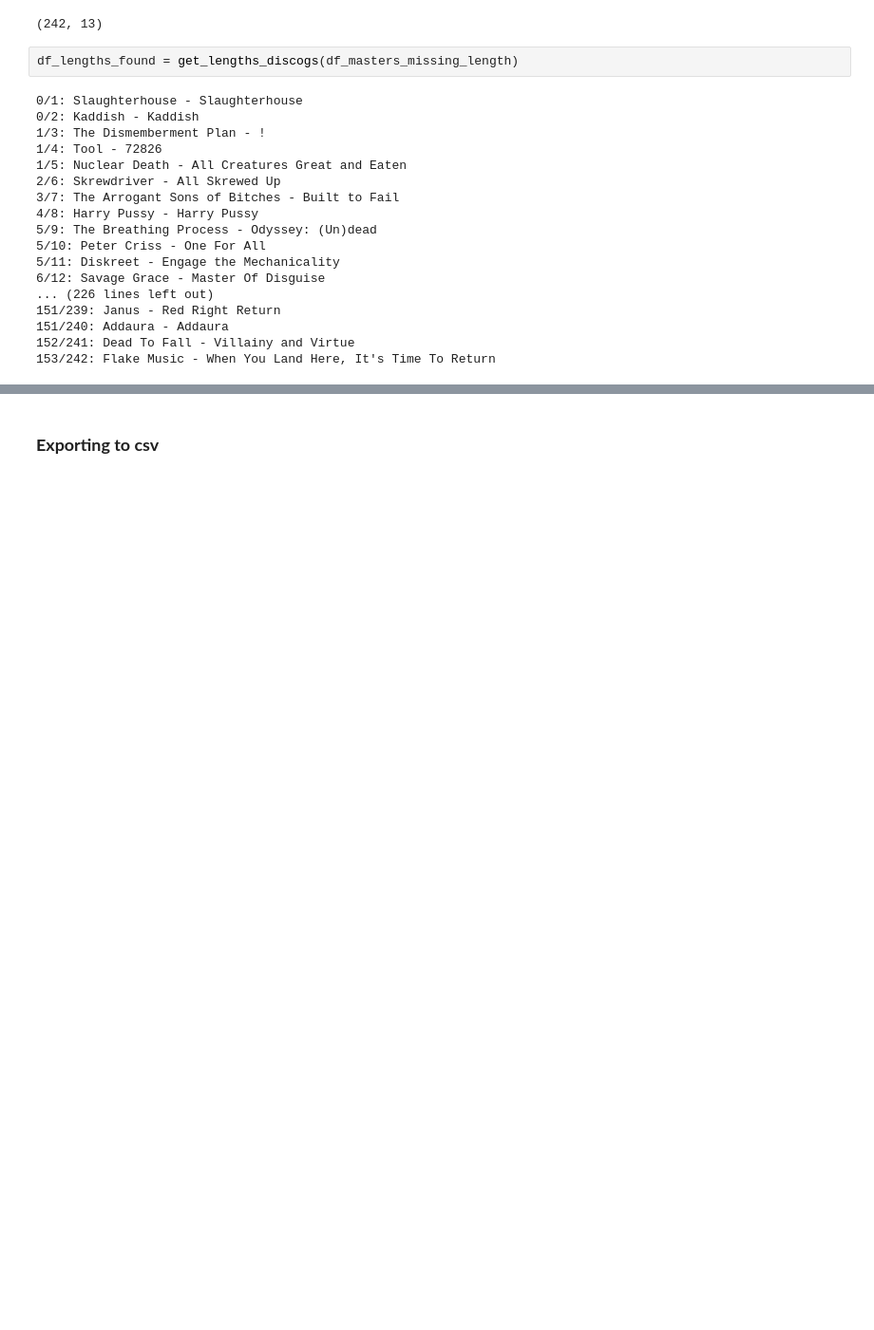
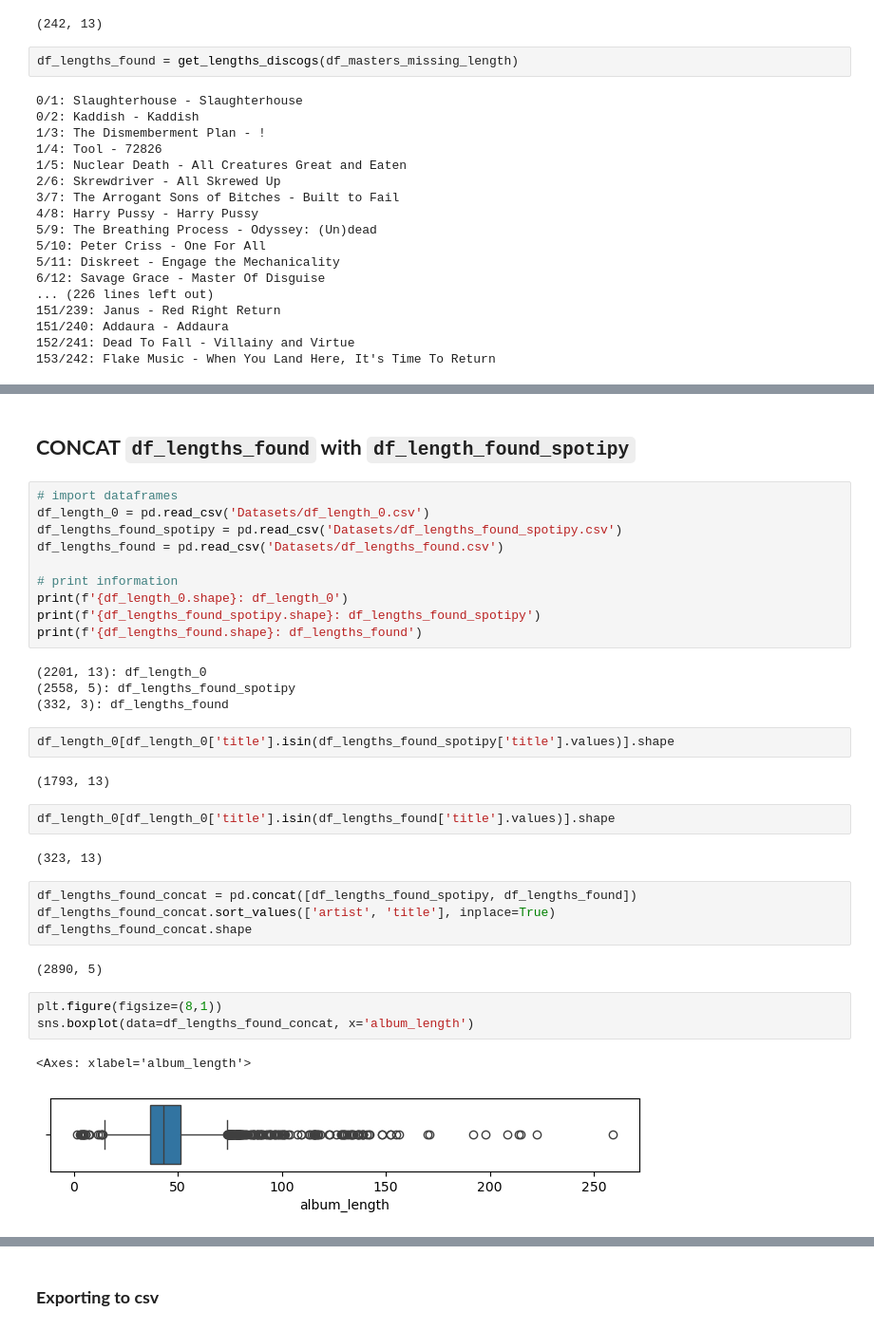
Before and after one commit to arnauog/what_the_rock, a Jupyter notebook: data_cleaning.ipynb, the cells around one changed output, grey strips where cells are left out. Shown at 95% size. Drawn from its saved outputs; the diff is of its cells as text; blank space fills up the shorter version.

```diff
--- a/data_cleaning.ipynb
+++ b/data_cleaning.ipynb
@@ -2257,0 +2367,36 @@ df_lengths_found = get_lengths_discogs(df_masters_missing_length)
+# %% [markdown]
+## **CONCAT ``df_lengths_found`` with ``df_length_found_spotipy``**
+# %%
+# import dataframes
+df_length_0 = pd.read_csv('Datasets/df_length_0.csv')
+df_lengths_found_spotipy = pd.read_csv('Datasets/df_lengths_found_spotipy.csv')
+df_lengths_found = pd.read_csv('Datasets/df_lengths_found.csv')
+
+# print information
+print(f'{df_length_0.shape}: df_length_0')
+print(f'{df_lengths_found_spotipy.shape}: df_lengths_found_spotipy')
+print(f'{df_lengths_found.shape}: df_lengths_found')
+# %% [output]
+(2201, 13): df_length_0
+(2558, 5): df_lengths_found_spotipy
+(332, 3): df_lengths_found
+# %%
+df_length_0[df_length_0['title'].isin(df_lengths_found_spotipy['title'].values)].shape
+# %% [output]
+(1793, 13)
+# %%
+df_length_0[df_length_0['title'].isin(df_lengths_found['title'].values)].shape
+# %% [output]
+(323, 13)
+# %%
+df_lengths_found_concat = pd.concat([df_lengths_found_spotipy, df_lengths_found])
+df_lengths_found_concat.sort_values(['artist', 'title'], inplace=True)
+df_lengths_found_concat.shape
+# %% [output]
+(2890, 5)
+# %%
+plt.figure(figsize=(8,1))
+sns.boxplot(data=df_lengths_found_concat, x='album_length')
+# %% [output]
+<Axes: xlabel='album_length'>
+[figure, added]
```
Also changed, not shown: parts of 305 cells of this notebook, 22 other files.
